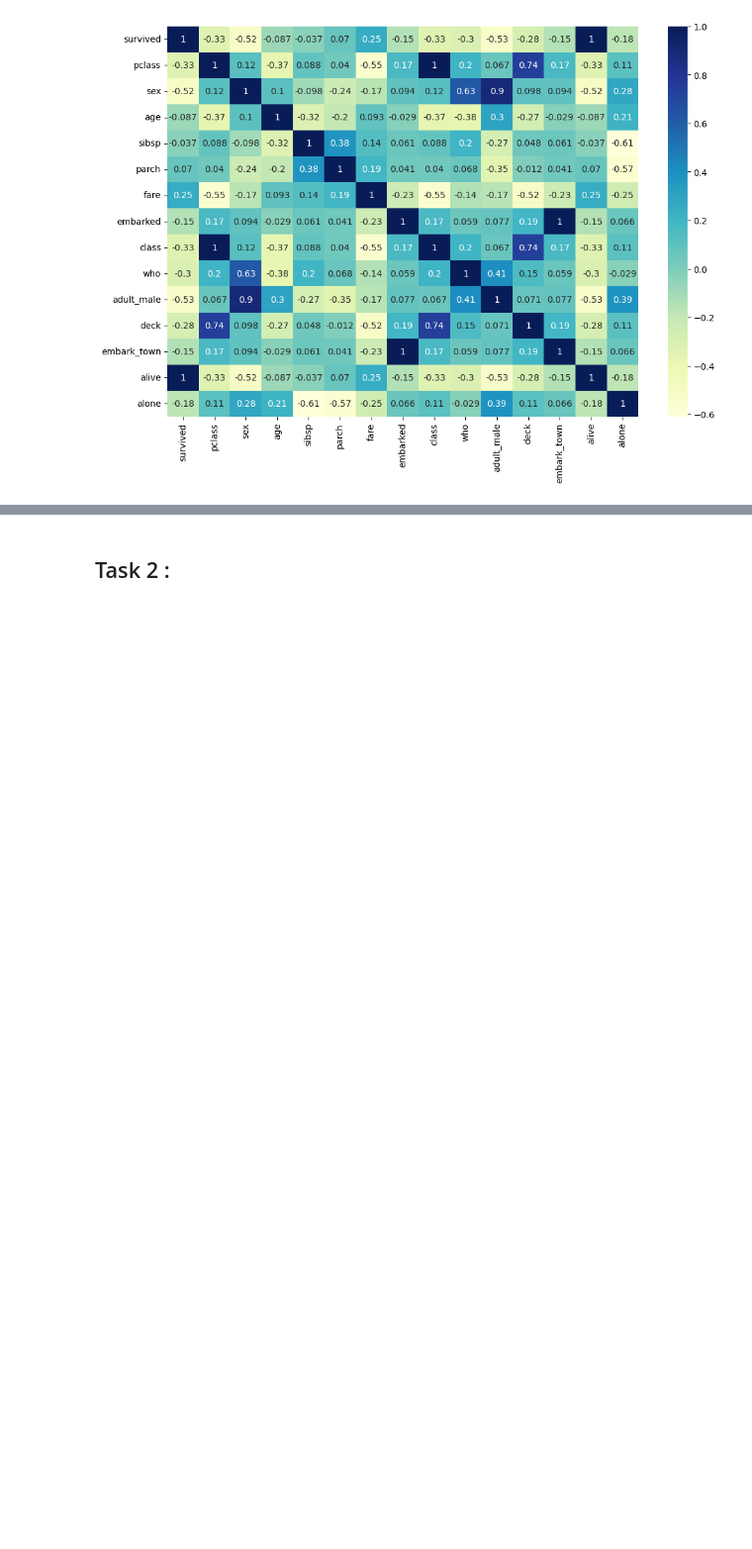
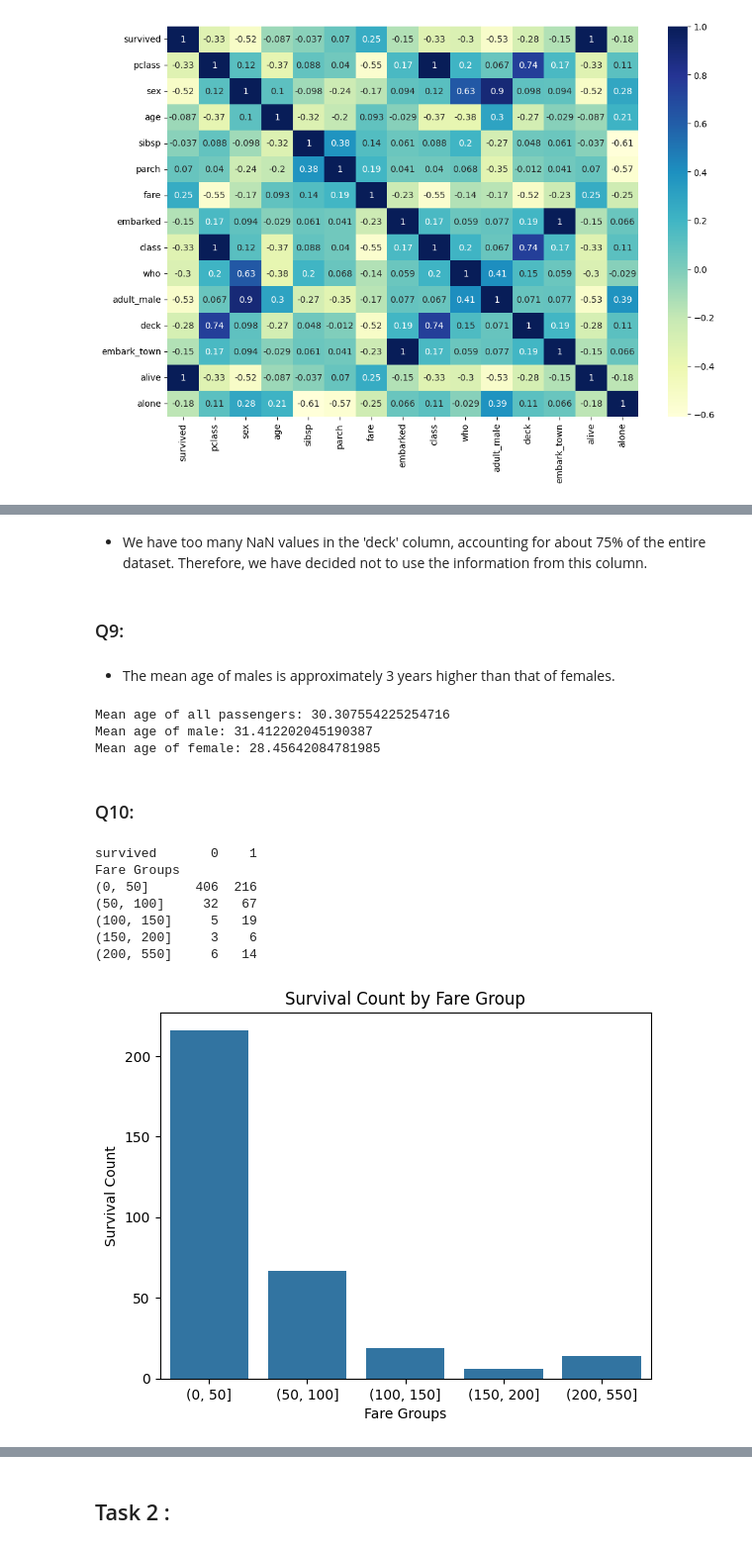
Before and after one commit to denezo/data-science-course, a Jupyter notebook: DS_CA2.ipynb, the cells around one changed output, grey strips where cells are left out. Shown at 99% size. Saved outputs shown, nothing was run; the diff lists cells and outputs as text; code cells hidden in the pictures; blank space fills up the shorter version.

```diff
--- a/DS_CA2.ipynb
+++ b/DS_CA2.ipynb
@@ -717,0 +405,4 @@ Third     13.813731  13.200361
+# %%
+df = df.drop(['class','embarked','alive'], axis=1)
+df_numerical = df_numerical.drop(['class','embarked','alive'], axis=1)
+df_numerical.head()
@@ -717,0 +476,8 @@ Third     13.813731  13.200361
+# %%
+child_mean_age = df[df['who'] == 'child']['age'].mean()
+man_mean_age = df[df['who'] == 'man']['age'].mean()
+woman_mean_age = df[df['who'] == 'woman']['age'].mean()
+
+print("Mean age of children:", child_mean_age)
+print("Mean age of men:", man_mean_age)
+print("Mean age of women:", woman_mean_age)
@@ -717,0 +488,6 @@ Third     13.813731  13.200361
+# %%
+df.loc[(df['who'] == 'child') & df['age'].isna(), 'age'] = child_mean_age
+df.loc[(df['who'] == 'man') & df['age'].isna(), 'age'] = man_mean_age
+df.loc[(df['who'] == 'woman') & df['age'].isna(), 'age'] = woman_mean_age
+
+df.info()
@@ -717,0 +524,3 @@ Third     13.813731  13.200361
+# %%
+df['embark_town'].fillna('Southampton', inplace=True)
+df.info()
@@ -717,0 +553,43 @@ Third     13.813731  13.200361
+# %% [markdown]
+* We have too many NaN values in the 'deck' column, accounting for about 75% of the entire dataset. Therefore, we have decided not to use the information from this column.
+# %% [markdown]
+### Q9:
+# %% [markdown]
+* The mean age of males is approximately 3 years higher than that of females.
+# %%
+mean_age = df['age'].mean()
+male_mean_age = df[df['sex'] == 'male']['age'].mean()
+female_mean_age = df[df['sex'] == 'female']['age'].mean()
+
+print("Mean age of all passengers:", mean_age)
+print("Mean age of male:", male_mean_age)
+print("Mean age of female:", female_mean_age)
+# %% [output]
+Mean age of all passengers: 30.307554225254716
+Mean age of male: 31.412202045190387
+Mean age of female: 28.45642084781985
+# %% [markdown]
+### Q10:
+# %%
+import pandas as pd
+import seaborn as sns
+import matplotlib.pyplot as plt
+
+df['Fare Groups'] = pd.cut(df['fare'], [0, 50, 100, 150, 200, 550])
+piv_fare = df.pivot_table(index='Fare Groups', columns='survived', values='fare', aggfunc=lambda x: len(x) )
+print(piv_fare)
+
+sns.barplot(x='Fare Groups', y=1, data=piv_fare.reset_index())
+plt.xlabel('Fare Groups')
+plt.ylabel('Survival Count')
+plt.title('Survival Count by Fare Group')
+plt.show()
+# %% [output]
+survived       0    1
+Fare Groups
+(0, 50]      406  216
+(50, 100]     32   67
+(100, 150]     5   19
+(150, 200]     3    6
+(200, 550]     6   14
+[figure, added]
```
Also changed, not shown: parts of 74 cells of this notebook.
